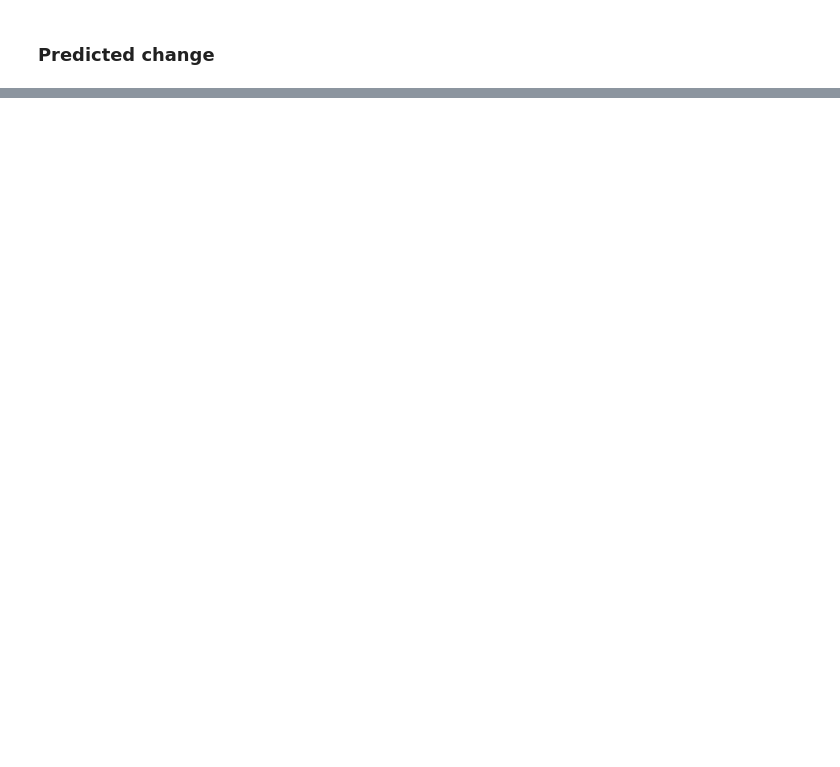
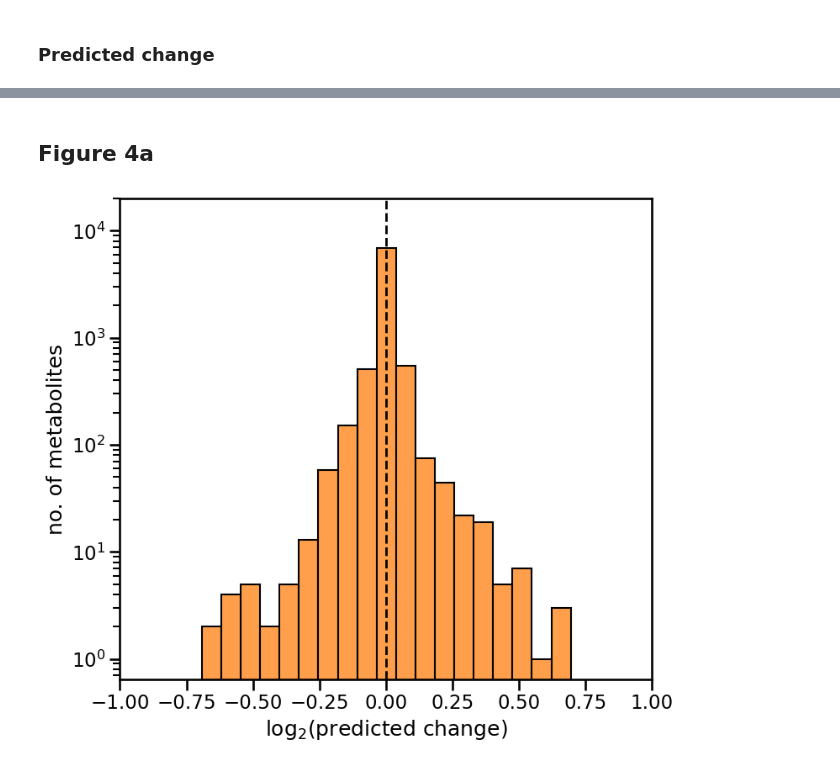
Before and after one commit to MolecularBioinformatics/prm_manuscript, a Jupyter notebook: jupyter_notebooks/figures_main_text.ipynb, the cells around one changed output, grey strips where cells are left out. Saved outputs shown, nothing was run; the diff lists cells and outputs as text; code cells hidden in the pictures; blank space fills up the shorter version.

```diff
--- a/jupyter_notebooks/figures_main_text.ipynb
+++ b/jupyter_notebooks/figures_main_text.ipynb
@@ -101,0 +329,31 @@ df.loc[(df.Predicted < 1.01) & (df.Predicted > 0.99), 'hue'] = 'grey'
+# %% [markdown]
+## Figure 4a
+# %%
+# Figure 4a
+"""
+This script generates a histogram plot for Figure 4a using seaborn and a custom plotting function.
+
+Parameters:
+- sns.set_context('talk', font_scale=1.0): Sets the context for the plot with a specific font scale.
+- plot.hist: Custom plotting function to generate a histogram.
+    - pr: Pandas Series, the data to be plotted, which is the log2 of the mean values of `res_uc` along axis 1.
+    - figsize: tuple, the size of the figure (width, height) in inches.
+    - xlim: tuple, the limits for the x-axis.
+    - bins: int, the number of bins for the histogram.
+    - color: str, the color of the histogram bars.
+    - ylim: tuple, the limits for the y-axis.
+    - xlabel: str, the label for the x-axis.
+    - ylabel: str, the label for the y-axis.
+    - save: bool, whether to save the plot to a file.
+    - filename: str or None, the name of the file to save the plot to if `save` is True.
+
+Returns:
+- A histogram plot visualizing the log2 predicted change of metabolites.
+"""
+sns.set_context('talk', font_scale=1.0)
+plot.hist(pr=np.log2(res_uc.mean(axis=1)),
+          figsize=(8,7), xlim=(-1., 1.), bins=19, color='C1', ylim=(0, 2e4),
+          xlabel='log$_2$(predicted change)', ylabel='no. of metabolites',
+          save=False, filename=None)
+# %% [output]
+[figure, added]
```
Also changed, not shown: parts of 34 cells of this notebook, 2 other files.
